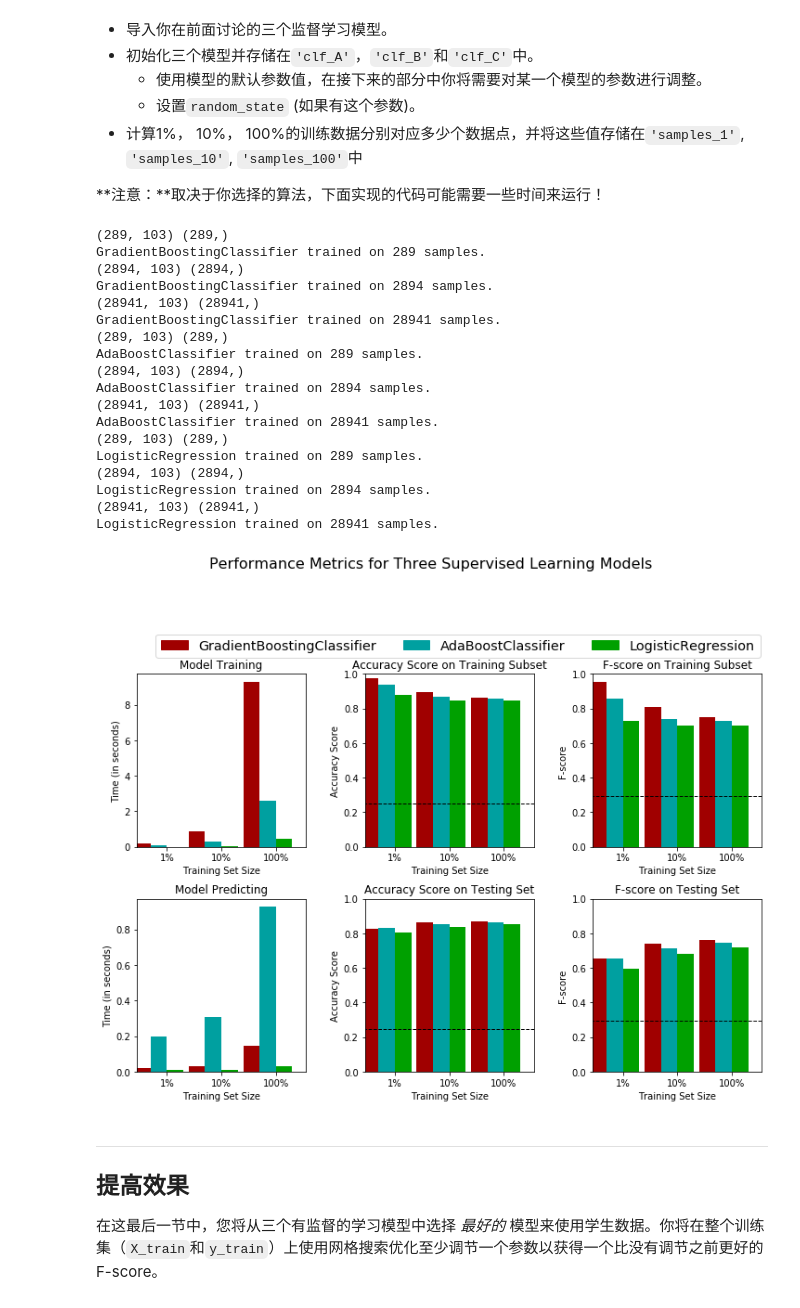
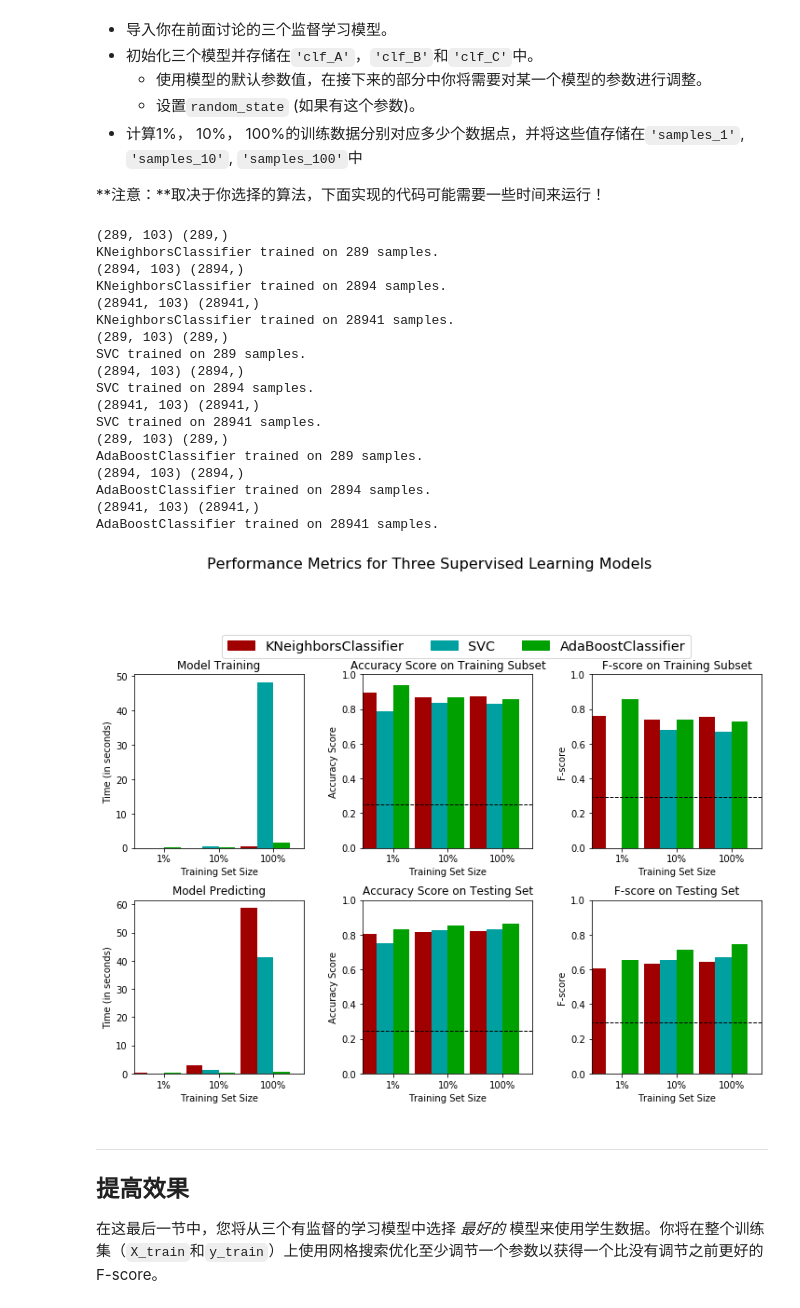
Before and after one commit to rzzuozuo/MLND_CN_P2_Finding_Donors, a Jupyter notebook: finding_donors.ipynb, the cells around one changed output. Saved outputs shown, nothing was run; the diff lists cells and outputs as text; code cells hidden in the pictures.

```diff
--- a/finding_donors.ipynb
+++ b/finding_donors.ipynb
@@ -430,46 +415,47 @@ from sklearn.ensemble import RandomForestClassifier
 from sklearn.ensemble import GradientBoostingClassifier
 from sklearn.neighbors import KNeighborsClassifier
 from sklearn.linear_model import SGDClassifier
+from sklearn.svm import SVC
 from sklearn.linear_model import LogisticRegression
 
 # TODO：初始化三个模型
-clf_A = GradientBoostingClassifier()
-clf_B = AdaBoostClassifier()
-clf_C = LogisticRegression()
+clf_A = KNeighborsClassifier()
+clf_B = SVC()
+clf_C = AdaBoostClassifier()
 
 # TODO：计算1%， 10%， 100%的训练数据分别对应多少点
 samples_1 = int(X_train.shape[0] *0.01)
 samples_10 = int(X_train.shape[0] *0.1)
 samples_100 = X_train.shape[0]
 # 收集学习器的结果
 results = {}
 for clf in [clf_A, clf_B, clf_C]:
     clf_name = clf.__class__.__name__
     results[clf_name] = {}
     for i, samples in enumerate([samples_1, samples_10, samples_100]):
         results[clf_name][i] = train_predict(clf, samples, X_train, y_train, X_val, y_val)
 # 对选择的三个模型得到的评价结果进行可视化
 vs.evaluate(results, accuracy, fscore)
 # %% [output]
 (289, 103) (289,)
-GradientBoostingClassifier trained on 289 samples.
+KNeighborsClassifier trained on 289 samples.
 (2894, 103) (2894,)
-GradientBoostingClassifier trained on 2894 samples.
+KNeighborsClassifier trained on 2894 samples.
 (28941, 103) (28941,)
-GradientBoostingClassifier trained on 28941 samples.
+KNeighborsClassifier trained on 28941 samples.
+(289, 103) (289,)
+SVC trained on 289 samples.
+(2894, 103) (2894,)
+SVC trained on 2894 samples.
+(28941, 103) (28941,)
+SVC trained on 28941 samples.
 (289, 103) (289,)
 AdaBoostClassifier trained on 289 samples.
 (2894, 103) (2894,)
 AdaBoostClassifier trained on 2894 samples.
 (28941, 103) (28941,)
 AdaBoostClassifier trained on 28941 samples.
-(289, 103) (289,)
-LogisticRegression trained on 289 samples.
-(2894, 103) (2894,)
-LogisticRegression trained on 2894 samples.
-(28941, 103) (28941,)
-LogisticRegression trained on 28941 samples.
-[figure, old version]
+[figure, new version]
 # %% [markdown]
 ----
 ## 提高效果
```
Also changed, not shown: parts of 18 cells of this notebook, 1 other file.
